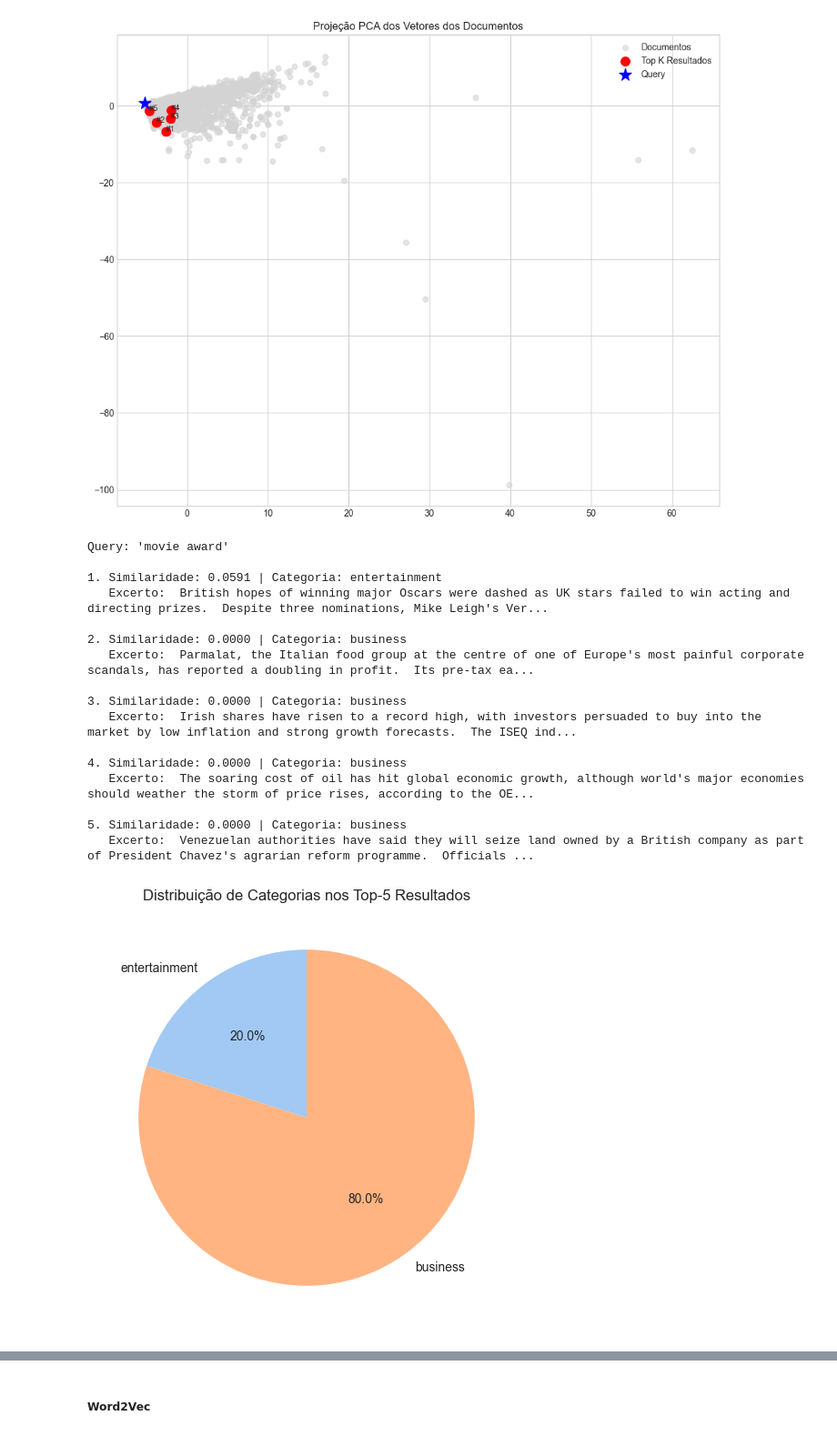
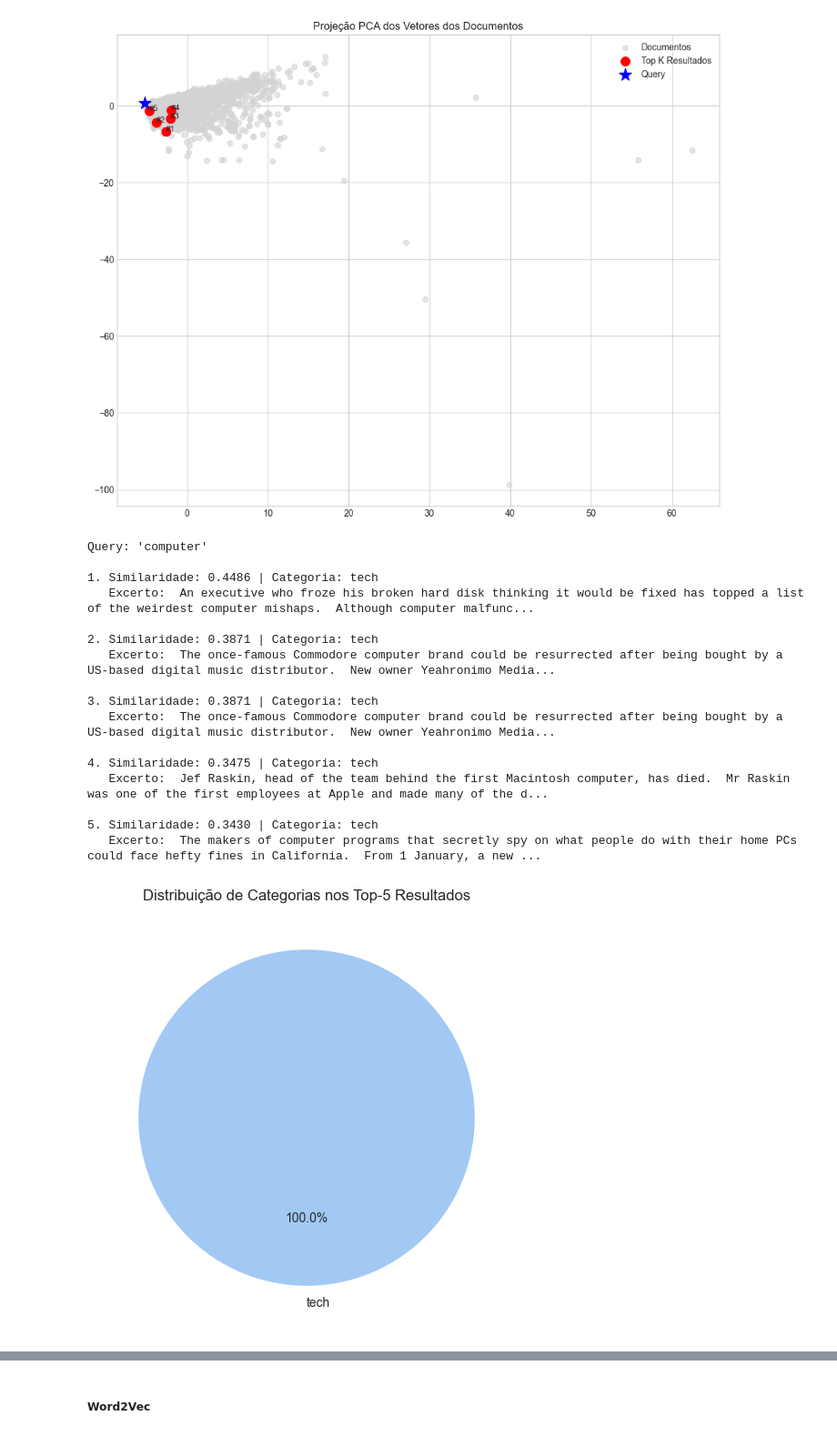
Before and after one commit to LMRocha/NLP_BBC-News-Classification, a Jupyter notebook: bbc_news_classification.ipynb, the cells around one changed output, grey strips where cells are left out. Shown at 91% size. Saved outputs shown, nothing was run; the diff lists cells and outputs as text; code cells hidden in the pictures.

```diff
--- a/bbc_news_classification.ipynb
+++ b/bbc_news_classification.ipynb
@@ -157,18 +157,17 @@ def vetorizer_tfidf(docs):
 def vetorizer_bow(docs):
     return CountVectorizer().fit_transform(docs)
 
-def vetorizer_bow_ngrams(docs,range1, range2):
-    return CountVectorizer(ngram_range=(range1,range2)).fit_transform(docs)
+def vetorizer_bow_ngrams(docs,bow_ngram_model):
+    return bow_ngram_model.fit_transform(docs)
 
 def vetorizer_word2vec(sentences, vector_size=5, window=2, min_count=1):
-    model = Word2Vec(sentences, vector_size=vector_size, window=window, min_count=min_count)
+    model = Word2Vec(sentences, vector_size=vector_size, window=window, min_count=min_count, workers=4)
     doc_vectors = []
     for doc in sentences:
         word_vectors = [model.wv[word] for word in doc if word in model.wv]
         if word_vectors:
             doc_vector = np.mean(word_vectors, axis=0)
         else:
-            # If no words in vocabulary, return zero vector
             doc_vector = np.zeros(vector_size)
         doc_vectors.append(doc_vector)
     return np.array(doc_vectors)
@@ -503,11 +536,12 @@ plot_bar_frequencia(processed_text_lemmatize)
 # %% [markdown]
 ### Vetorização
 # %%
+bow_ngram_model = CountVectorizer(ngram_range=(1,1), max_features=5000)
 X = {
     'tfidf': vetorizer_tfidf(processed_text_lemmatize),
     'bow': vetorizer_bow(processed_text_lemmatize),
-    'bow_ngram': vetorizer_bow_ngrams(processed_text_lemmatize, 2, 2),
-    'w2v': vetorizer_word2vec(processed_text_lemmatize)
+    'bow_ngram': vetorizer_bow_ngrams(processed_text_lemmatize,bow_ngram_model),
+    'w2v': vetorizer_word2vec([text.split() for text in processed_text_lemmatize], vector_size=100, window=5, min_count=5)
 }
 # %% [markdown]
 #### Implementação da busca por similaridade
@@ -561,24 +595,24 @@ Query: 'movie award'
 [figure]
 [figure]
 # %%
-bowngram_query_proc,bowngram_q_vec,bowngram_scores,bowngram_indices = buscar("movie award", CountVectorizer(ngram_range=(2,2)).fit(processed_text_lemmatize), X['bow_ngram'], y, texts)
+bowngram_query_proc,bowngram_q_vec,bowngram_scores,bowngram_indices = buscar("computer", bow_ngram_model.fit(processed_text_lemmatize), X['bow_ngram'], y, texts)
 plot_category_distribution(y,bowngram_indices)
 plot_pca_projection(X['bow_ngram'].toarray(), bowngram_indices, query_vec=bowngram_q_vec.toarray(), top_k=5)
 # %% [output]
-Query: 'movie award'
+Query: 'computer'
 
-1. Similaridade: 0.0591 | Categoria: entertainment
-   Excerto:  British hopes of winning major Oscars were dashed as UK stars failed to win acting and directing prizes.  Despite three nominations, Mike Leigh's Ver...
+1. Similaridade: 0.4486 | Categoria: tech
+   Excerto:  An executive who froze his broken hard disk thinking it would be fixed has topped a list of the weirdest computer mishaps.  Although computer malfunc...
 
-2. Similaridade: 0.0000 | Categoria: business
-   Excerto:  Parmalat, the Italian food group at the centre of one of Europe's most painful corporate scandals, has reported a doubling in profit.  Its pre-tax ea...
+2. Similaridade: 0.3871 | Categoria: tech
+   Excerto:  The once-famous Commodore computer brand could be resurrected after being bought by a US-based digital music distributor.  New owner Yeahronimo Media...
 
-3. Similaridade: 0.0000 | Categoria: business
-   Excerto:  Irish shares have risen to a record high, with investors persuaded to buy into the market by low inflation and strong growth forecasts.  The ISEQ ind...
+3. Similaridade: 0.3871 | Categoria: tech
+   Excerto:  The once-famous Commodore computer brand could be resurrected after being bought by a US-based digital music distributor.  New owner Yeahronimo Media...
 
-4. Similaridade: 0.0000 | Categoria: business
-   Excerto:  The soaring cost of oil has hit global economic growth, although world's major economies should weather the storm of price rises, according to the OE...
+4. Similaridade: 0.3475 | Categoria: tech
+   Excerto:  Jef Raskin, head of the team behind the first Macintosh computer, has died.  Mr Raskin was one of the first employees at Apple and made many of the d...
 
-5. Similaridade: 0.0000 | Categoria: business
-   Excerto:  Venezuelan authorities have said they will seize land owned by a British company as part of President Chavez's agrarian reform programme.  Officials ...
+5. Similaridade: 0.3430 | Categoria: tech
+   Excerto:  The makers of computer programs that secretly spy on what people do with their home PCs could face hefty fines in California.  From 1 January, a new ...
-[figure, old version]
+[figure, new version]
```
Also changed, not shown: parts of 16 cells of this notebook, 2 other files.
